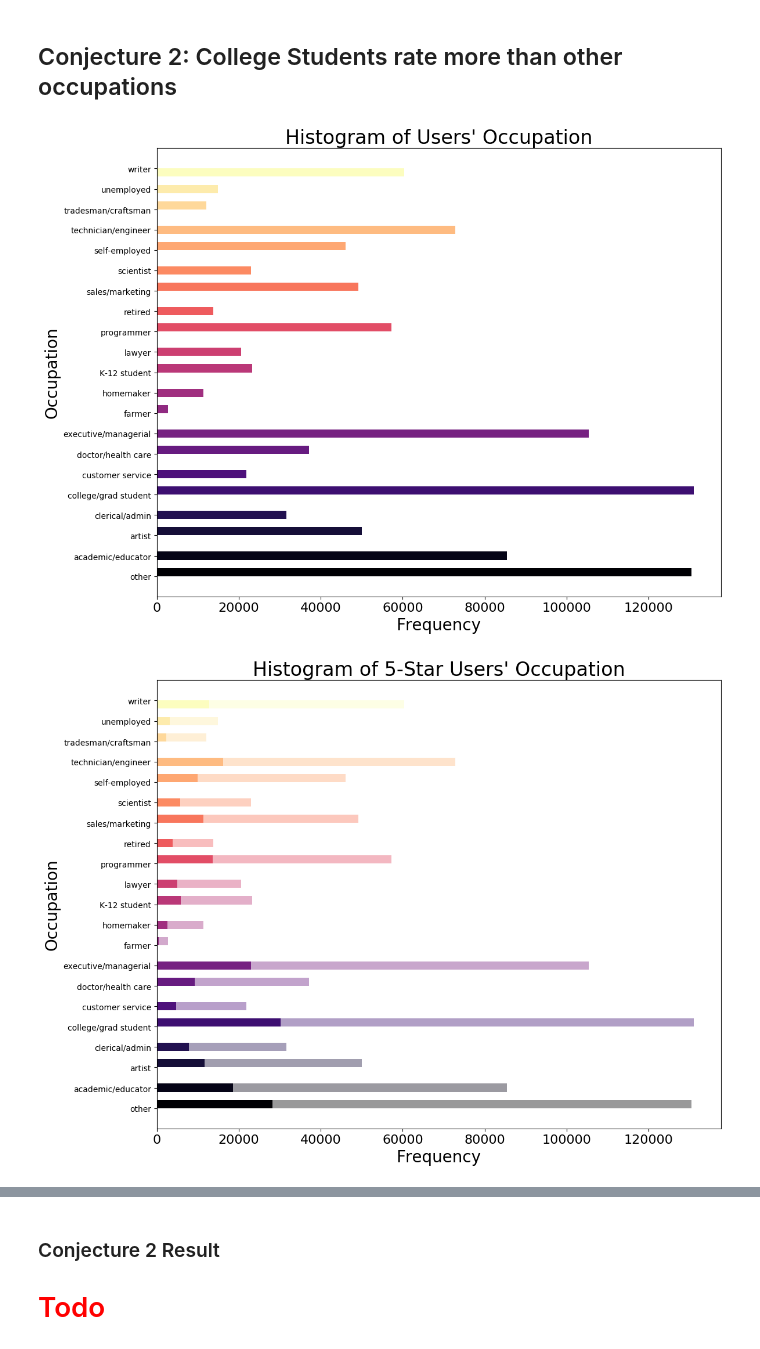
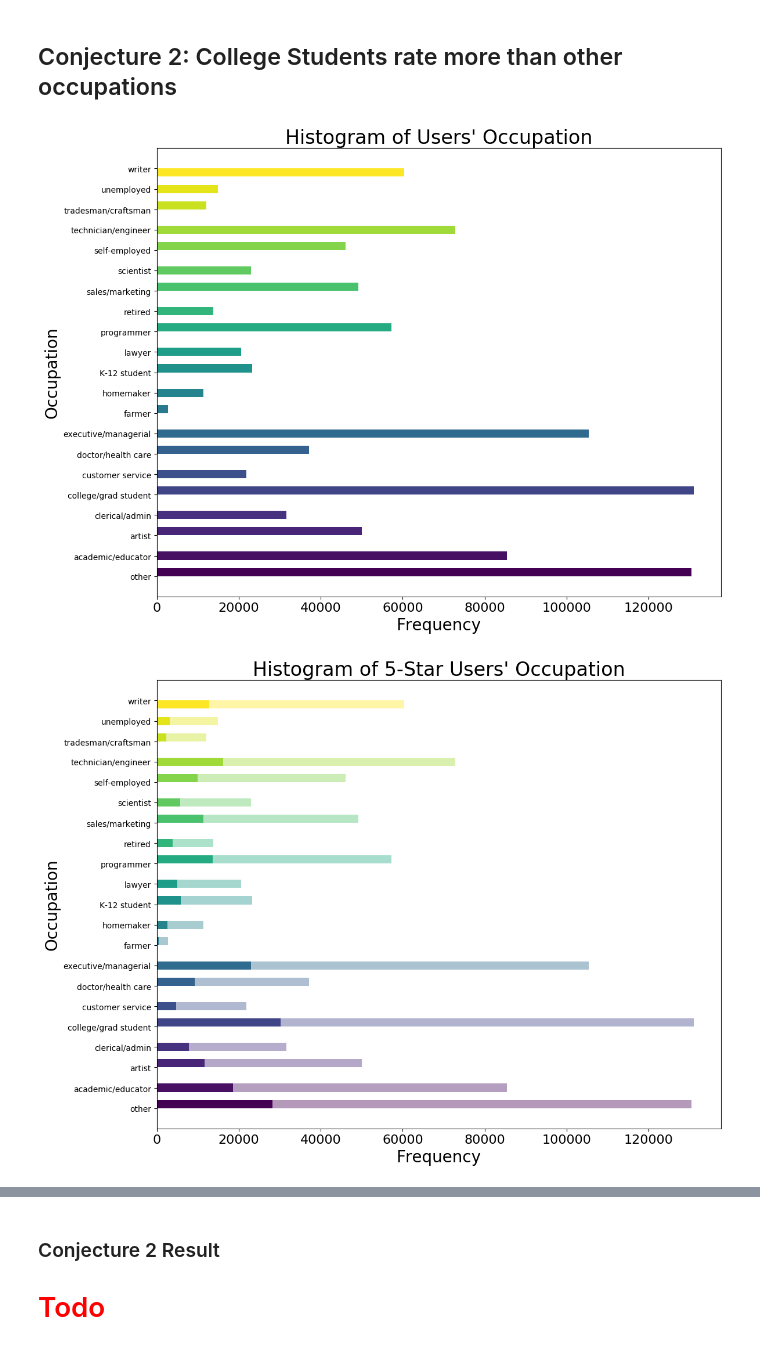
Before and after one commit to DS501-17Fall/Project-02, a Jupyter notebook: CaseStudy2.ipynb, the cells around one changed output, grey strips where cells are left out. Drawn from its saved outputs; the diff is of its cells as text; code cells hidden in the pictures.

```diff
--- a/CaseStudy2.ipynb
+++ b/CaseStudy2.ipynb
@@ -636,7 +704,7 @@ bin_centers = 0.5 * (bins[:-1] + bins[1:])
 col = bin_centers - min(bin_centers)
 col /= max(col)
 for c, p in zip(col, patches):
-    plt.setp(p, 'facecolor', 'b')
+    plt.setp(p, 'facecolor', cm(c))
 
 plt.xlim(0.8,5.2)
 plt.xlabel('Rating',fontsize=20)
@@ -774,7 +842,7 @@ occupations = ("other", "academic/educator", "artist", "clerical/admin", "colleg
                "tradesman/craftsman", "unemployed", "writer")
 
 plt.figure(figsize=(12,9), dpi=100)
-cm = plt.cm.get_cmap('magma')
+cm = plt.cm.get_cmap('viridis')
 n, bins, patches = plt.hist(data.Occupation, bins=50,orientation="horizontal")
 bin_centers = 0.5 * (bins[:-1] + bins[1:])
 col = bin_centers - min(bin_centers)
@@ -798,7 +866,7 @@ rate_1 = data[data.Rating==1]
 rate_5 = data[data.Rating==5]
 
 plt.figure(figsize=(12,9), dpi=100)
-cm = plt.cm.get_cmap('magma')
+cm = plt.cm.get_cmap('viridis')
 n, bins, patches = plt.hist(data.Occupation, bins=50,orientation="horizontal", alpha = 0.4)
 bin_centers = 0.5 * (bins[:-1] + bins[1:])
 col = bin_centers - min(bin_centers)
@@ -806,7 +874,7 @@ col /= max(col)
 for c, p in zip(col, patches):
     plt.setp(p, 'facecolor', cm(c))
 
-cm = plt.cm.get_cmap('magma')
+cm = plt.cm.get_cmap('viridis')
 n, bins, patches = plt.hist(rate_5.Occupation, bins=50,orientation="horizontal")
 bin_centers = 0.5 * (bins[:-1] + bins[1:])
 col = bin_centers - min(bin_centers)
@@ -820,34 +888,34 @@ plt.xticks(fontsize=16)
 plt.yticks(np.arange(21),occupations)
 plt.title('Histogram of 5-Star Users\' Occupation', fontsize=24)
 plt.tight_layout()
 plt.savefig('images/P2-C3-Occupation_5_star.png')
 plt.show()
 
 plt.figure(figsize=(12,9), dpi=100)
-cm = plt.cm.get_cmap('magma')
+cm = plt.cm.get_cmap('viridis')
 n, bins, patches = plt.hist(data.Occupation, bins=50,orientation="horizontal", alpha = 0.4)
 bin_centers = 0.5 * (bins[:-1] + bins[1:])
 col = bin_centers - min(bin_centers)
 col /= max(col)
 for c, p in zip(col, patches):
     plt.setp(p, 'facecolor', cm(c))
 
-cm = plt.cm.get_cmap('magma')
+cm = plt.cm.get_cmap('viridis')
 n, bins, patches = plt.hist(rate_1.Occupation, bins=50,orientation="horizontal")
 bin_centers = 0.5 * (bins[:-1] + bins[1:])
 col = bin_centers - min(bin_centers)
 col /= max(col)
 for c, p in zip(col, patches):
     plt.setp(p, 'facecolor', cm(c))
 
 plt.xlabel('Frequency',fontsize=20)
 plt.ylabel('Occupation',fontsize=20)
 plt.xticks(fontsize=16)
 plt.yticks(np.arange(21),occupations)
 plt.title('Histogram of 1-Star Users\' Occupation', fontsize=24)
 plt.tight_layout()
 plt.savefig('images/P2-C3-Occupation_1_star.png')
 plt.show()
 # %% [output]
-[figure, old version]
+[figure, new version]
-[figure, old version]
+[figure, new version]
```
Also changed, not shown: parts of 21 cells of this notebook, 45 other files.
